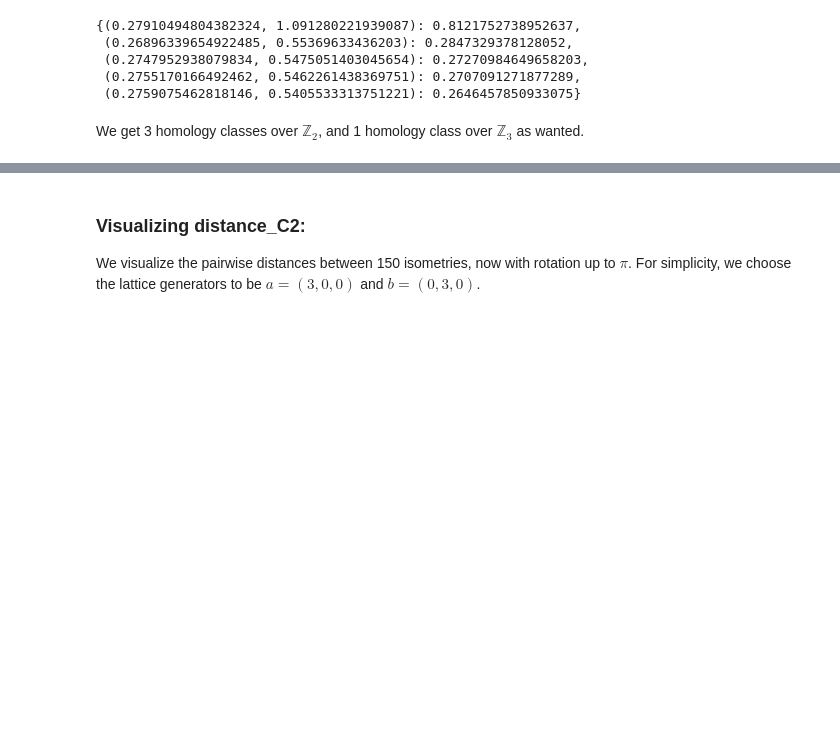
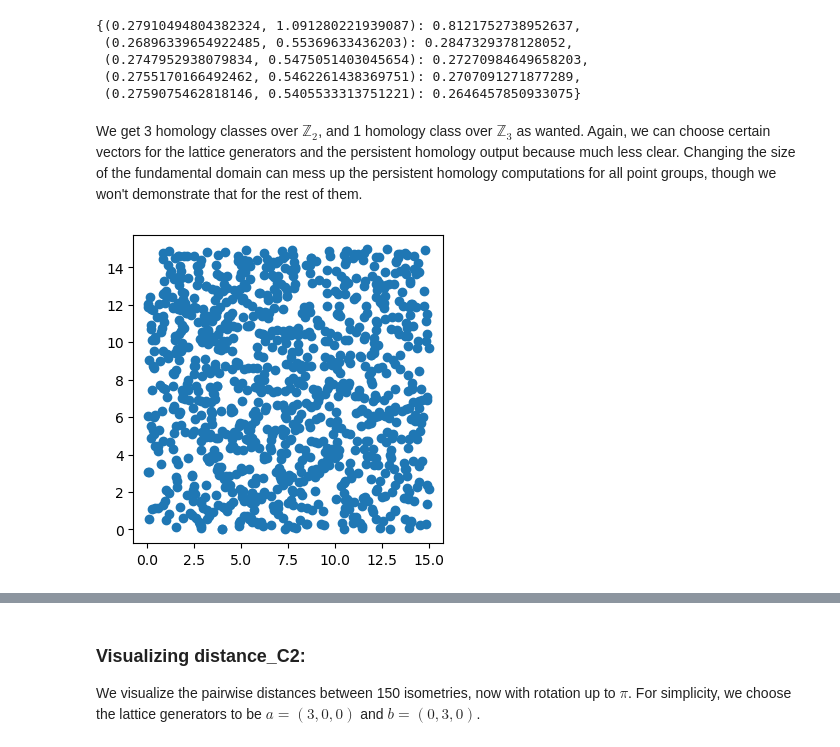
Before and after one commit to kyleormsby/persistent-symmetry, a Jupyter notebook: public/2_phom_E(2)_mod_gamma.ipynb, the cells around one changed output, grey strips where cells are left out. Saved outputs shown, nothing was run; the diff lists cells and outputs as text; code cells hidden in the pictures; blank space fills up the shorter version.

```diff
--- a/public/2_phom_E(2)_mod_gamma.ipynb
+++ b/public/2_phom_E(2)_mod_gamma.ipynb
@@ -409,4 +404,8 @@ persistent_H1_intervals(output)
  (0.2755170166492462, 0.5462261438369751): 0.2707091271877289,
  (0.2759075462818146, 0.5405533313751221): 0.2646457850933075}
 # %% [markdown]
-We get 3 homology classes over $\mathbb{Z}_2$, and 1 homology class over $\mathbb{Z}_3$ as wanted.
+We get 3 homology classes over $\mathbb{Z}_2$, and 1 homology class over $\mathbb{Z}_3$ as wanted. Again, we can choose certain vectors for the lattice generators and the persistent homology output because much less clear. Changing the size of the fundamental domain can mess up the persistent homology computations for all point groups, though we won't demonstrate that for the rest of them.
+# %%
+M = make_matrix(1000, (0,15), (15,0))
+# %% [output]
+[figure, added]
```
Also changed, not shown: parts of 38 cells of this notebook.
